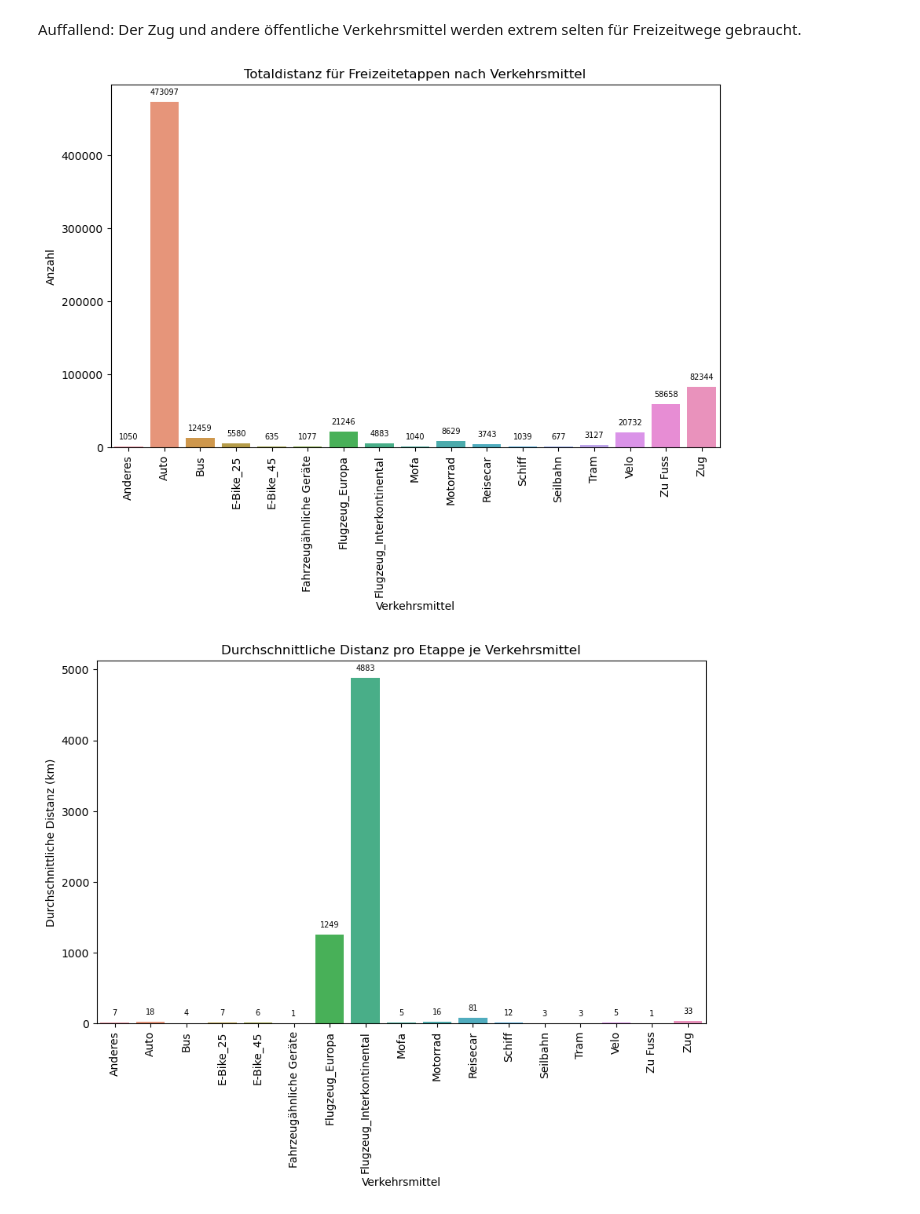
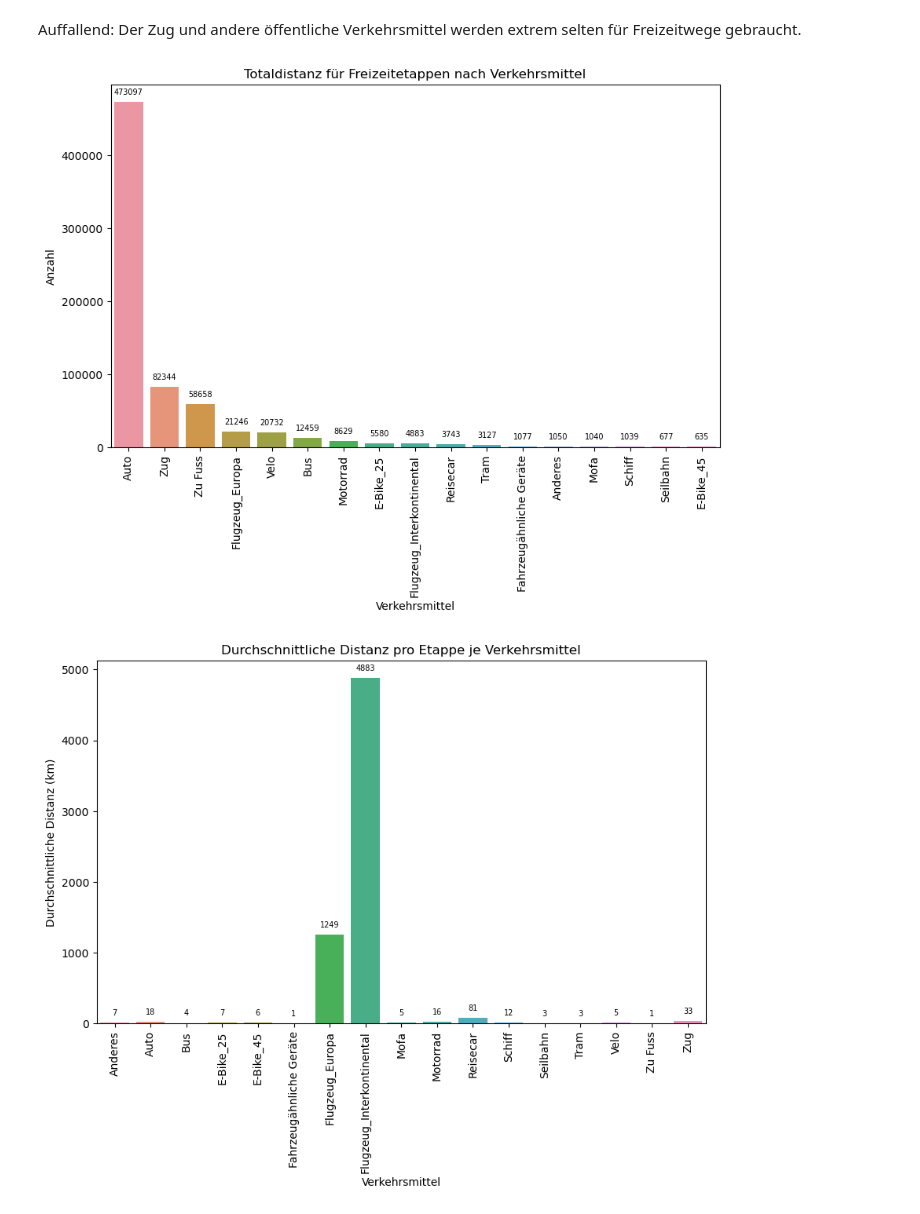
Before and after one commit to larissa-marti/ANM_Gruppe_Y, a Jupyter notebook: fahrzeuge.ipynb, the cells around one changed output. Saved outputs shown, nothing was run; the diff lists cells and outputs as text; code cells hidden in the pictures.

```diff
--- a/fahrzeuge.ipynb
+++ b/fahrzeuge.ipynb
@@ -605,7 +631,7 @@ wege_freizeit_agg.to_csv(
 Visualisierungen
 # %%
 # Zählen der Vorkommen jedes Verkehrsmittels
-verkehrsmittel_count = etappen_freizeit["Verkehrsmittel"].value_counts().sort_index()
+verkehrsmittel_count = etappen_freizeit["Verkehrsmittel"].value_counts()
 
 # Erstellen des Barplots
 plt.figure(figsize=(10, 6))
@@ -638,37 +664,35 @@ plt.show()
 Auffallend: Der Zug und andere öffentliche Verkehrsmittel werden extrem selten für Freizeitwege gebraucht.
 # %%
 # Zählen der Vorkommen jedes Verkehrsmittels
-verkehrsmittel_count = (
-    etappen_freizeit.groupby("Verkehrsmittel")["Distanz_km"].sum().sort_index()
-)
-
+verkehrsmittel_count = etappen_freizeit.groupby("Verkehrsmittel")["Distanz_km"].sum()
+verkehrsmittel_count = verkehrsmittel_count.sort_values(ascending=False)
 # Erstellen des Barplots
 plt.figure(figsize=(10, 6))
 ax = sns.barplot(x=verkehrsmittel_count.index, y=verkehrsmittel_count.values)
 
 # Hinzufügen von Achsenbeschriftungen und Titel
 plt.xlabel("Verkehrsmittel")
 plt.ylabel("Anzahl")
 plt.title("Totaldistanz für Freizeitetappen nach Verkehrsmittel")
 plt.xticks(rotation=90)
 
 # Säulen mit den jeweiligen Werten beschriften
 for p in ax.patches:
     ax.annotate(
         f"{int(p.get_height())}",  # Verwendung von int() zum Entfernen der Kommastellen
         (p.get_x() + p.get_width() / 2.0, p.get_height()),
         ha="center",
         va="center",
         fontsize=7,
         color="black",
         xytext=(0, 9),
         textcoords="offset points",
     )
 
 # Plot anzeigen
 plt.show()
 # %% [output]
-[figure, old version]
+[figure, new version]
 # %%
 # Berechnen der durchschnittlichen Distanz je Verkehrsmittel
 verkehrsmittel_avg_distanz = (
```
Also changed, not shown: parts of 9 cells of this notebook, 2 other files.
